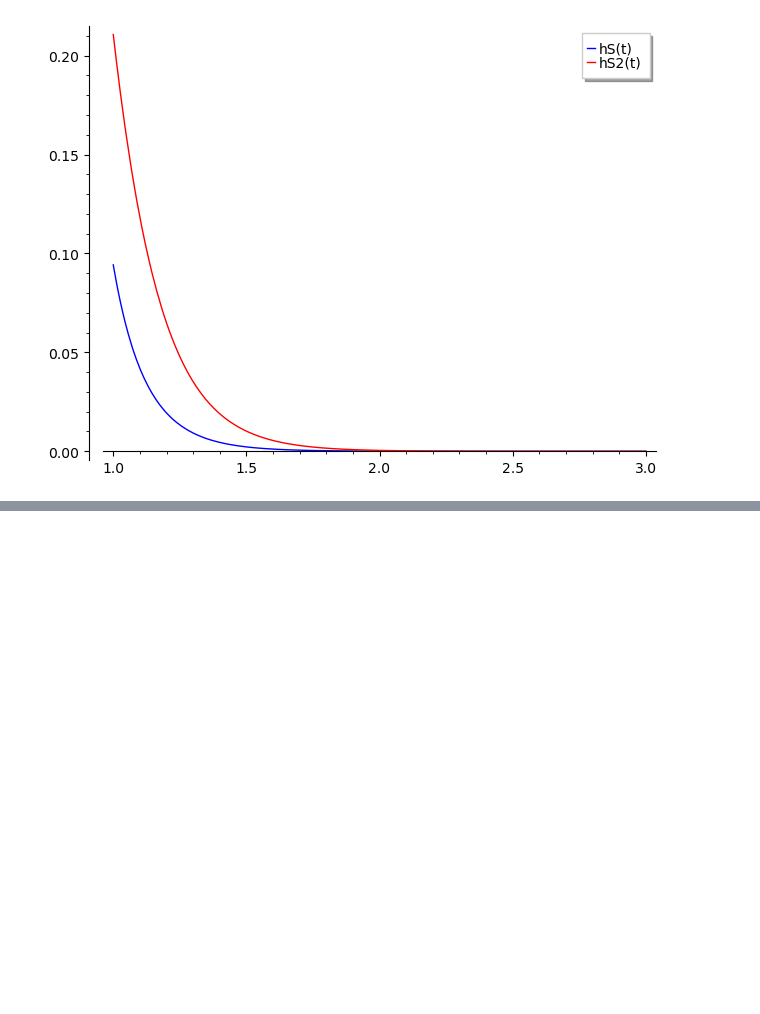
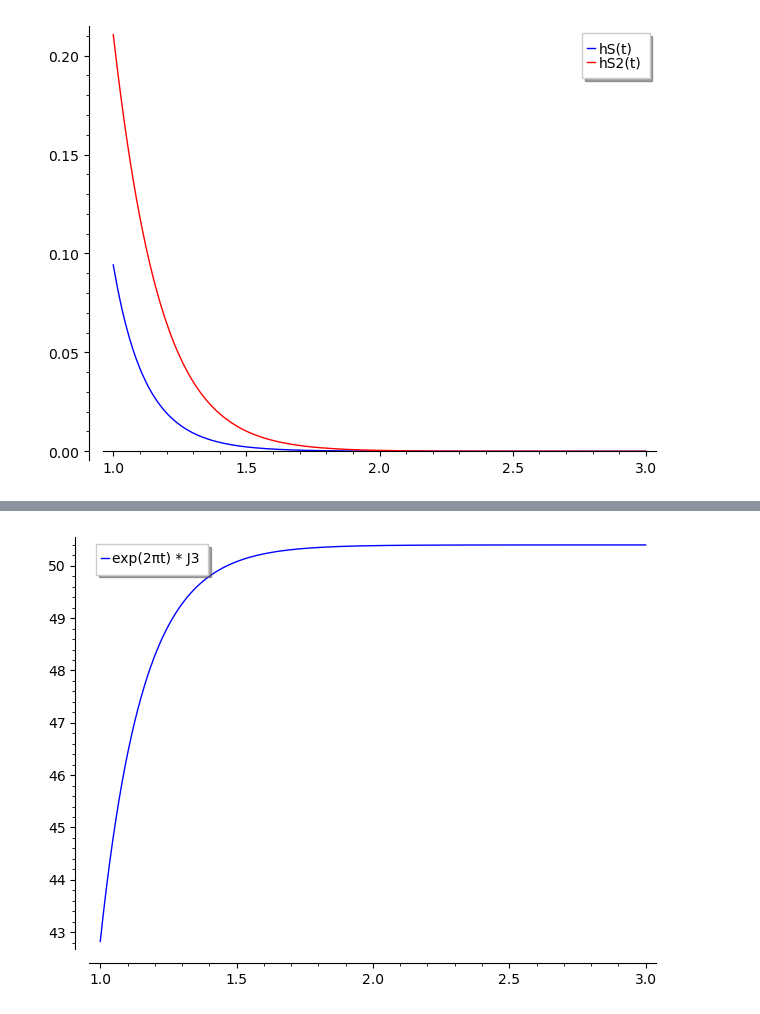
Before and after one commit to seewoo5/posqmf, a Jupyter notebook: positive_qmf.ipynb, the cells around one changed output, grey strips where cells are left out. Drawn from its saved outputs; the diff is of its cells as text; code cells hidden in the pictures; blank space fills up the shorter version.

```diff
--- a/positive_qmf.ipynb
+++ b/positive_qmf.ipynb
@@ -1310,0 +1352,4 @@ depth 2
+# %%
+show(plot(exp(2*pi*t) * qm_to_func(J3), (t, low_t, high_t), legend_label="exp(2πt) * J3"))  # monotone increasing
+# %% [output]
+[figure, added]
```
Also changed, not shown: parts of 6 cells of this notebook.
